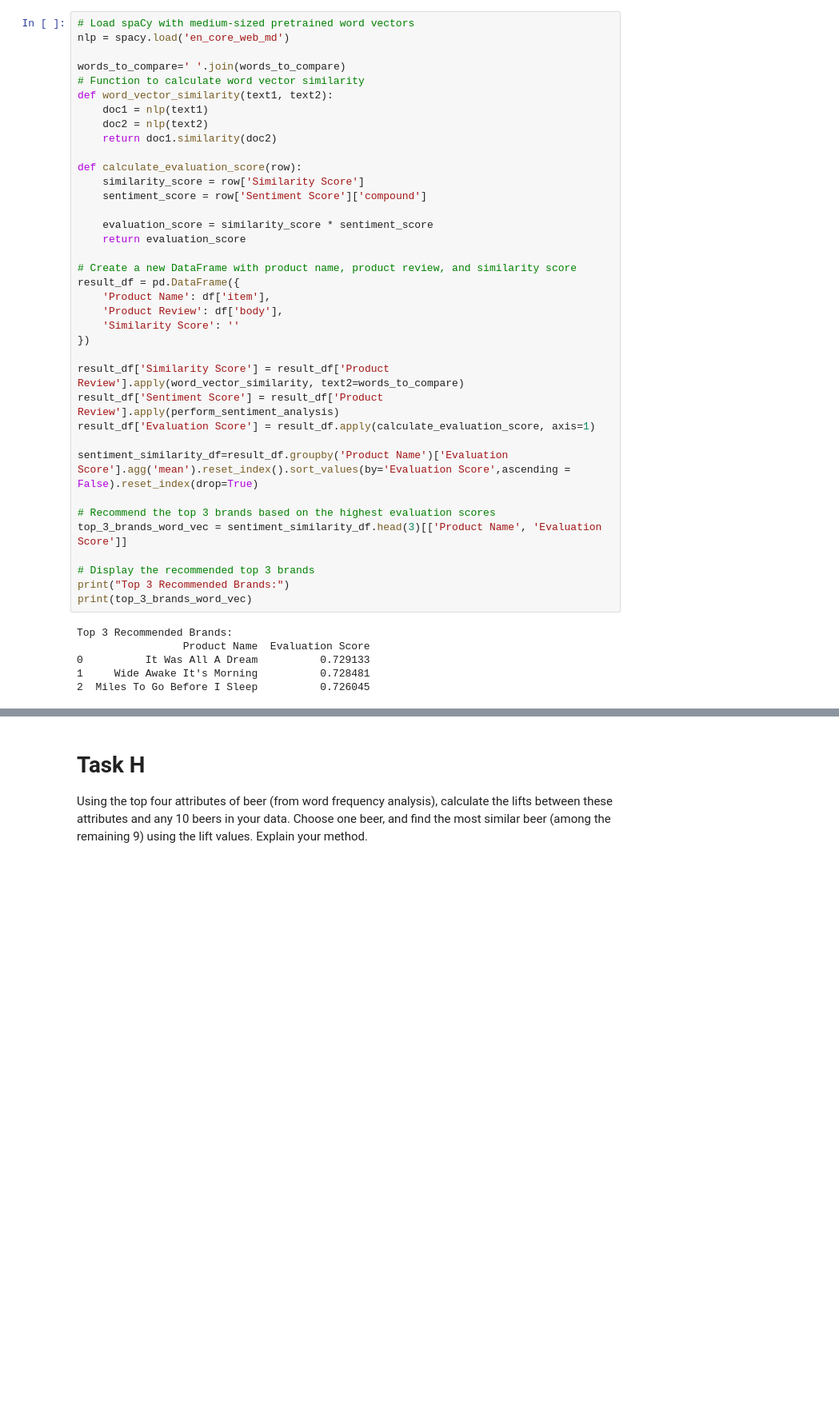
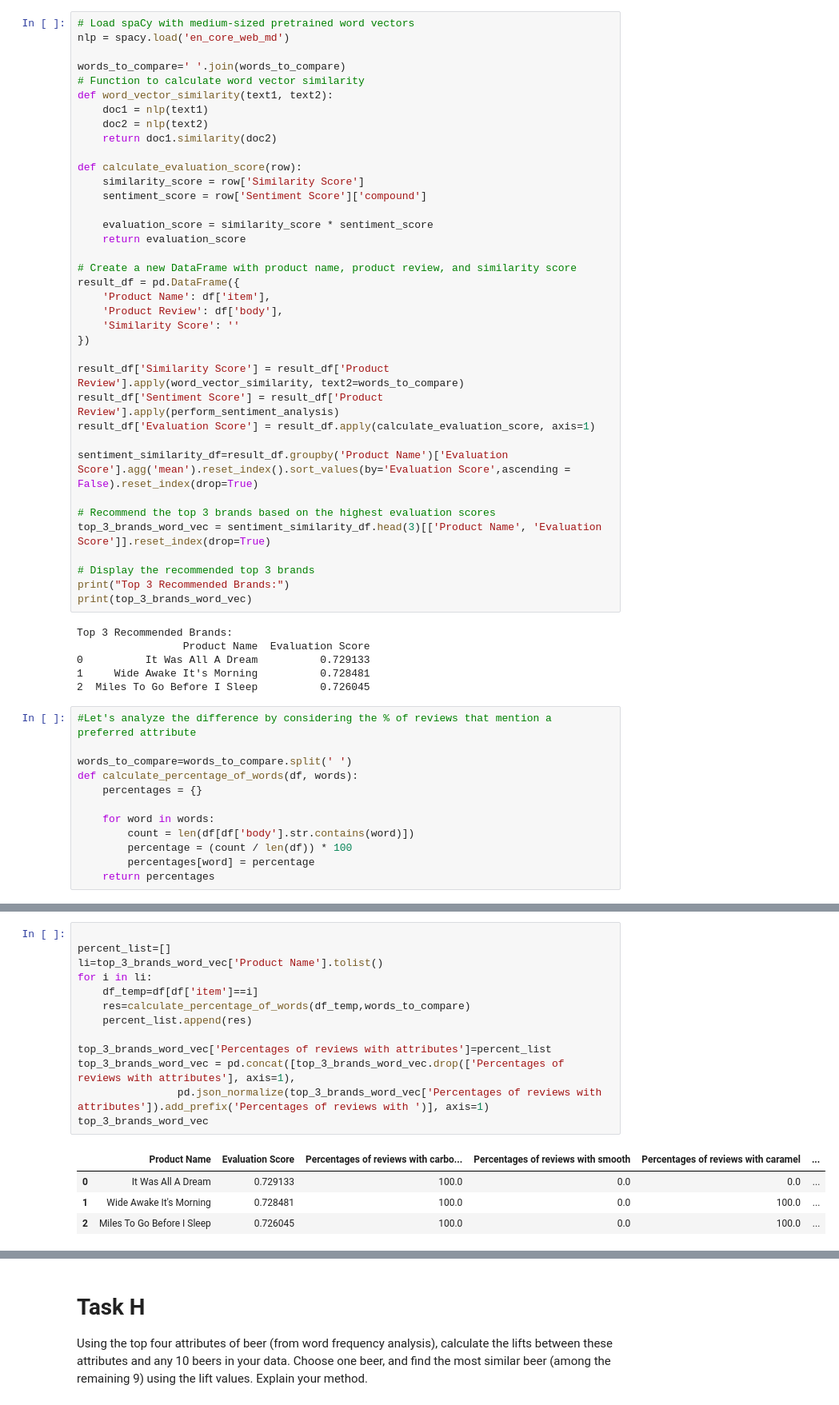
Before and after one commit to saiyam-shah/beer-recommender-system, a Jupyter notebook: Beer_recommender_system.ipynb, the cells around one changed output, grey strips where cells are left out. Shown: that part at 80% size. Drawn from its saved outputs; the diff is of its cells as text; blank space fills up the shorter version.

```diff
--- a/Beer_recommender_system.ipynb
+++ b/Beer_recommender_system.ipynb
@@ -413,7 +425,7 @@ result_df['Evaluation Score'] = result_df.apply(calculate_evaluation_score, axis
 sentiment_similarity_df=result_df.groupby('Product Name')['Evaluation Score'].agg('mean').reset_index().sort_values(by='Evaluation Score',ascending = False).reset_index(drop=True)
 
 # Recommend the top 3 brands based on the highest evaluation scores
-top_3_brands_word_vec = sentiment_similarity_df.head(3)[['Product Name', 'Evaluation Score']]
+top_3_brands_word_vec = sentiment_similarity_df.head(3)[['Product Name', 'Evaluation Score']].reset_index(drop=True)
 
 # Display the recommended top 3 brands
 print("Top 3 Recommended Brands:")
@@ -424,3 +436,15 @@ Top 3 Recommended Brands:
 0          It Was All A Dream          0.729133
 1     Wide Awake It's Morning          0.728481
 2  Miles To Go Before I Sleep          0.726045
+# %%
+#Let's analyze the difference by considering the % of reviews that mention a preferred attribute
+
+words_to_compare=words_to_compare.split(' ')
+def calculate_percentage_of_words(df, words):
+    percentages = {}
+
+    for word in words:
+        count = len(df[df['body'].str.contains(word)])
+        percentage = (count / len(df)) * 100
+        percentages[word] = percentage
+    return percentages
@@ -426,0 +453,18 @@ Top 3 Recommended Brands:
+# %%
+
+percent_list=[]
+li=top_3_brands_word_vec['Product Name'].tolist()
+for i in li:
+    df_temp=df[df['item']==i]
+    res=calculate_percentage_of_words(df_temp,words_to_compare)
+    percent_list.append(res)
+
+top_3_brands_word_vec['Percentages of reviews with attributes']=percent_list
+top_3_brands_word_vec = pd.concat([top_3_brands_word_vec.drop(['Percentages of reviews with attributes'], axis=1),
+                pd.json_normalize(top_3_brands_word_vec['Percentages of reviews with attributes']).add_prefix('Percentages of reviews with ')], axis=1)
+top_3_brands_word_vec
+# %% [output]
+|  | Product Name | Evaluation Score | Percentages of reviews with carbo... | Percentages of reviews with smooth | Percentages of reviews with caramel | ... |
+| 0 | It Was All A Dream | 0.729133 | 100.0 | 0.0 | 0.0 | ... |
+| 1 | Wide Awake It's Morning | 0.728481 | 100.0 | 0.0 | 100.0 | ... |
+| 2 | Miles To Go Before I Sleep | 0.726045 | 100.0 | 0.0 | 100.0 | ... |
```
Also changed, not shown: parts of 19 cells of this notebook.
